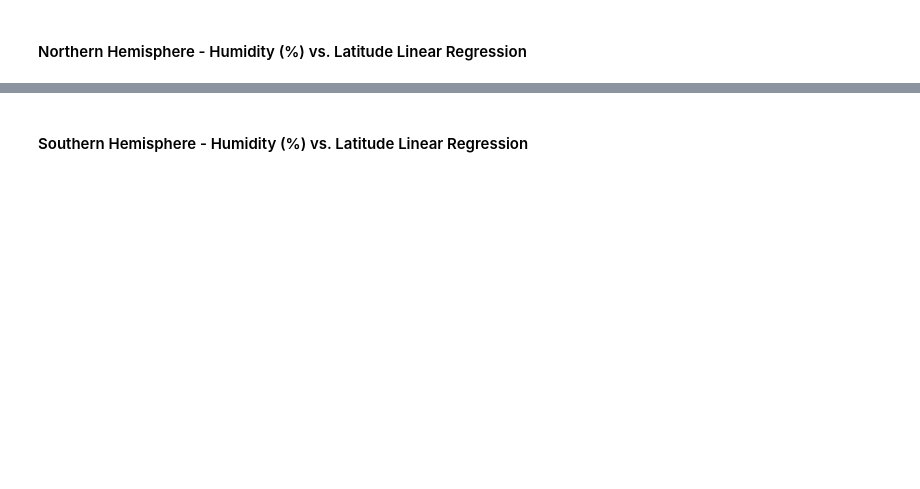
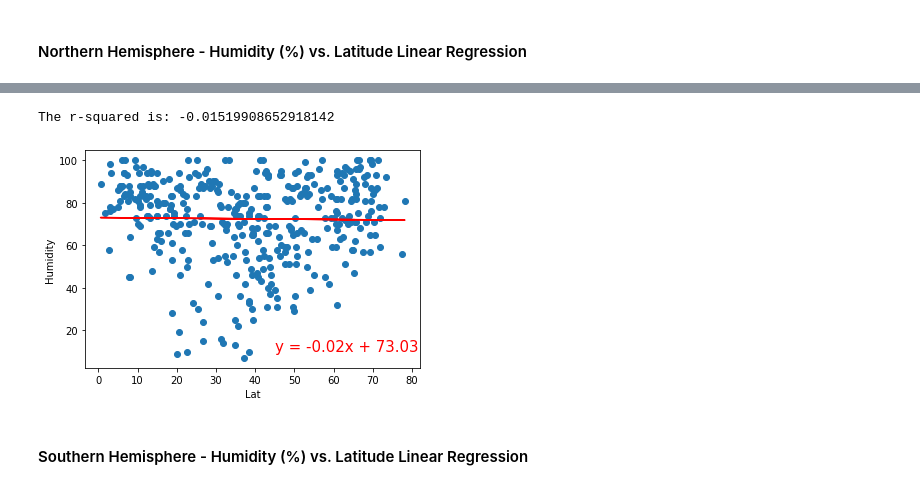
Before and after one commit to zetaum/python-api-challenge, a Jupyter notebook: WeatherPy/WeatherPy.ipynb, the cells around one changed output, grey strips where cells are left out. Saved outputs shown, nothing was run; the diff lists cells and outputs as text; code cells hidden in the pictures; blank space fills up the shorter version.

```diff
--- a/WeatherPy/WeatherPy.ipynb
+++ b/WeatherPy/WeatherPy.ipynb
@@ -363,2 +386,11 @@ The r-squared is: 0.10829462153873139
+# %%
+# Northern Hemisphere - Humidity (%) vs. Latitude Linear Regression
+xlbl = "Lat"
+ylbl = "Humidity"
+lblpos = (45,10)
+plotLinearRegression(nothern[xlbl],nothern[ylbl],xlbl,ylbl,lblpos,7)
+# %% [output]
+The r-squared is: -0.01519908652918142
+[figure, added]
 # %% [markdown]
 ####  Southern Hemisphere - Humidity (%) vs. Latitude Linear Regression
```
Also changed, not shown: parts of 17 cells of this notebook.
